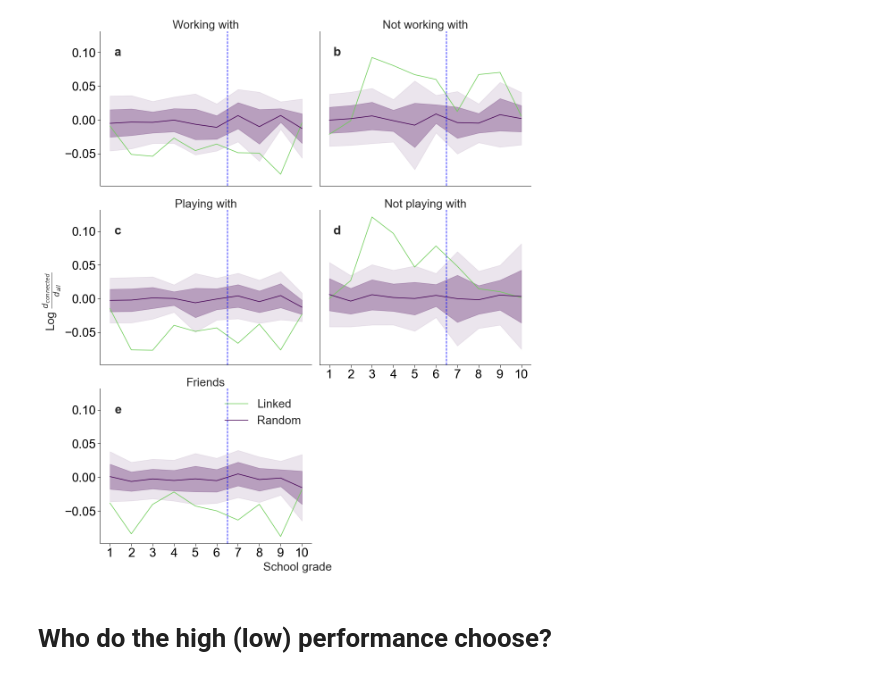
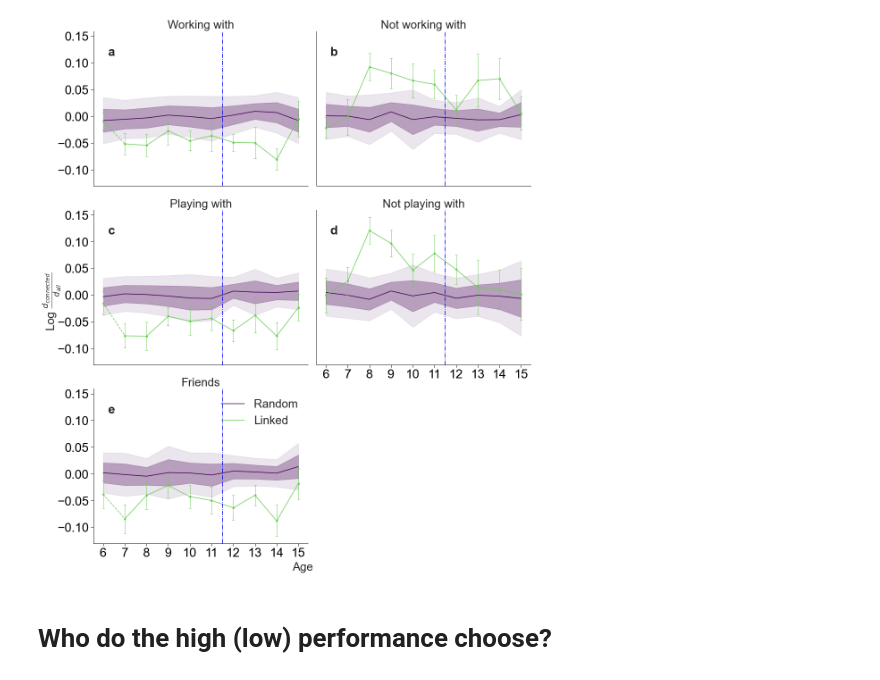
Before and after one commit to eudald-seeslab/stochastic-cognitive-blocks, a Jupyter notebook: figure_4_adjacent_nodes_distances_random_null_model.ipynb, the cells around one changed output. Saved outputs shown, nothing was run; the diff lists cells and outputs as text; code cells hidden in the pictures.

```diff
--- a/figure_4_adjacent_nodes_distances_random_null_model.ipynb
+++ b/figure_4_adjacent_nodes_distances_random_null_model.ipynb
@@ -23,12 +23,12 @@ soft_green = "#9ac64d"
 dark_green = "#35b779"
 colours = [green, purple, yellow]
 # %%
-df = pd.read_excel("../data/sociogram_corrected.xlsx").dropna()
+df = pd.read_excel("data/sociogram_corrected.xlsx").dropna()
 df["classroom"] = df["classroom"].astype(int)
-periods = pd.read_excel("../data/classroom_ids.xlsx").rename(columns = {"classroom_session_id":"classroom"})[["classroom", "period"]]
+periods = pd.read_excel("data/classroom_ids.xlsx").rename(columns = {"classroom_session_id":"classroom"})[["classroom", "period"]]
 tt = periods.merge(df)
-cog_dists = pd.read_excel("../data/cog_distances.xlsx")
-cog_group = pd.read_csv("../output/theta.csv")
+cog_dists = pd.read_excel("data/cog_distances.xlsx")
+cog_group = pd.read_csv("output/theta.csv")
 # %%
 cog_group = cog_group.rename(columns={"I": "Low", "II": "High", "III": "Average", "Unnamed: 0": "student_id"})
 cog_group["group"] = cog_group[["Low", "High", "Average"]].idxmax(axis=1)
@@ -115,12 +115,12 @@ temp = pd.concat([obs, rand]).rename(
         "dist_log_ratio_std": "dist_std"
     }
 )
-temp = temp.assign(ci1=lambda x: 1 * x.dist_std)
-temp = temp.assign(ci2=lambda x: 2 * x.dist_std)
+temp = temp.assign(ci1=lambda x: 1 * x.dist_std / np.sqrt(x.dist_count))
+temp = temp.assign(ci2=lambda x: 2 * x.dist_std / np.sqrt(x.dist_count))
 temp.columns = temp.columns.tolist()
 
-# Convert to school grade by subtracting 4 in all periods
-temp['period_'] -= 4
+# Adjust ages
+temp['period_'] += 1
 # %%
 # rename question_ values
 temp["question_"] = temp["question_"].astype('category').cat.rename_categories({
@@ -133,14 +133,13 @@ temp["question_"] = temp["question_"].astype('category').cat.rename_categories({
 # %%
 from plot_vars import FONT_BIG
 import seaborn as sns
-sns.set(font_scale=1.4, style="whitegrid")
+sns.set_theme(font_scale=1.4, style="whitegrid")
 
 questions = temp["question_"].unique()
 # questions.sort()
 
 df = temp
 
-# All in the same grid
 # Create a 3x2 grid of subplots with shared y-axis
 fig, axes = plt.subplots(nrows=3, ncols=2, figsize=(15, 18), sharey=True)
 
@@ -160,22 +159,47 @@ for idx, question in enumerate(questions[::-1]):
     df_not_linked = df_question[df_question['relation_'] == 'Not linked']
     df_rand = df_question[df_question['relation_'] == 'Random']
 
-    # Plot for 'Linked'
-    ax.plot(df_linked['period_'], df_linked['dist_mean'], label='Linked', color=colours[0])
+    # Plot for random (null model)
+    ax.plot(df_rand['period_'], df_rand['dist_mean'], label='Random', color=colours[1])
+    ax.fill_between(df_rand['period_'],
+                   df_rand['dist_mean'] - df_rand['ci1'] * np.sqrt(df_rand['dist_count']),
+                   df_rand['dist_mean'] + df_rand['ci1'] * np.sqrt(df_rand['dist_count']),
+                   alpha=0.3, color=colours[1])
+    ax.fill_between(df_rand['period_'],
+                   df_rand['dist_mean'] - df_rand['ci2'] * np.sqrt(df_rand['dist_count']),
+                   df_rand['dist_mean'] + df_rand['ci2'] * np.sqrt(df_rand['dist_count']),
+                   alpha=0.1, color=colours[1])
 
-    # Plot for random
-    ax.plot(df_rand['period_'], df_rand['dist_mean'], label='Random', color=colours[1])
+    # Plot for 'Linked' with transition period
+    periods = df_linked['period_'].values
+    means = df_linked['dist_mean'].values
 
-    ax.fill_between(df_rand['period_'],
-                     df_rand['dist_mean'] - df_rand['ci1'],
-                     df_rand['dist_mean'] + df_rand['ci1'],
-                     alpha=0.3, color=colours[1])
-    ax.fill_between(df_rand['period_'],
-                     df_rand['dist_mean'] - df_rand['ci2'],
-                     df_rand['dist_mean'] + df_rand['ci2'],
-                     alpha=0.1, color=colours[1])
+    # Find indices for transition period
+    pre_transition_idx = np.where(periods == 6)[0][0]  # Index for grade 6
+    post_transition_idx = np.where(periods == 7)[0][0]  # Index for grade 7
 
-        # Labels and title
+    # Plot first solid segment (up to 6)
+    ax.plot(periods[:pre_transition_idx + 1],
+           means[:pre_transition_idx + 1],
+           color=colours[0], label='Linked')
+
+    # Plot dashed transition segment (6-7)
+    ax.plot(periods[pre_transition_idx:post_transition_idx + 1],
+           means[pre_transition_idx:post_transition_idx + 1],
+           color=colours[0], linestyle='--')
+
+    # Plot final solid segment (7 onwards)
+    ax.plot(periods[post_transition_idx:],
+           means[post_transition_idx:],
+           color=colours[0])
+
+    # Add points and error bars for Linked data
+    ax.errorbar(df_linked['period_'], df_linked['dist_mean'],
+               yerr=df_linked['ci1'], fmt='o',
+               color=colours[0], capsize=3, markersize=4,
+               elinewidth=1, capthick=1)
+
+    # Labels and title
     ax.set_title(question, fontsize=26)
     ax.legend(loc=(0.7, 0.1))
     ax.grid(False)
@@ -192,39 +216,37 @@ for idx, question in enumerate(questions[::-1]):
     if idx in [0, 2, 4]:
         ax.tick_params(axis='y', which='both', left=True, labelleft=True, labelsize=FONT_BIG)
 
     # Remove most legends
     if idx < len(questions) - 1:
         ax.get_legend().remove()
     else:
         ax.legend(loc='upper right', fontsize=26, frameon=False)
 
-
     # Add subplot letter identifier
     add_plot_labels(ax, subplot_letters[idx])
 
     # vertical line separating primary and secondary school
-    ax.axvline(6.5, color='blue', linestyle='--')
+    ax.axvline(11.5, color='blue', linestyle='-.')
 
     # Hide the right and top spines
     ax.spines[['right', 'top']].set_visible(False)
     ax.spines[['left', 'bottom']].set_linewidth(1)
 
 # Hide the last (empty) subplot
 axes[-1].axis('off')
 
 # paint the axes in black
 paint_it_black(axes)
 
 # Add a common y-axis label
 fig.text(-0.01, 0.5, r'Log $\frac{d_{connected}}{d_{all}}$', ha='center', va='center', rotation='vertical', fontsize=26)
-fig.text(0.5, 0.04, 'School grade', ha='center', va='center', fontsize=26)
-
+fig.text(0.51, 0.04, 'Age', ha='center', va='center', fontsize=26)
 
 # Adjust the layout
 plt.tight_layout(rect=[0, 0.04, 1, 1])
-fig.savefig("../plots/figure_4_cog_distances_linked_not_linked_rand.pdf", dpi=300, bbox_inches="tight")
+fig.savefig("plots/figure_4_cog_distances_linked_not_linked_rand.pdf", dpi=300, bbox_inches="tight")
 # %% [output]
-[figure, old version]
+[figure, new version]
 # %% [markdown]
 # Who do the high (low) performance choose?
 # %%
```
Also changed, not shown: parts of 1 cell of this notebook, 4 other files.
